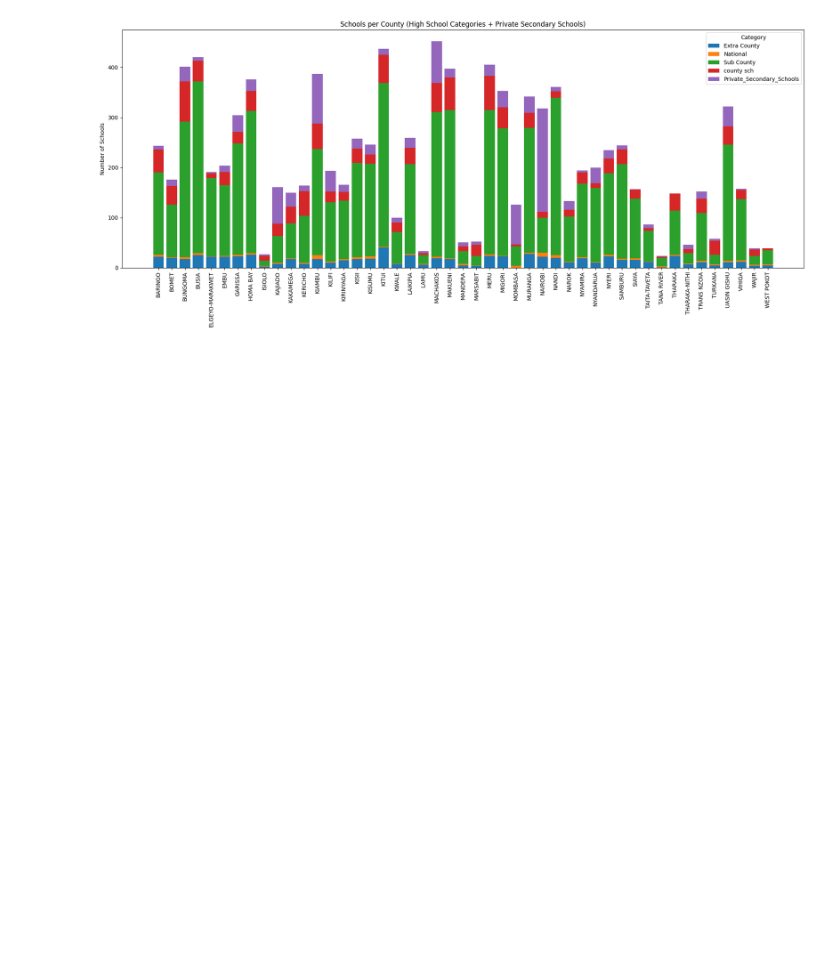
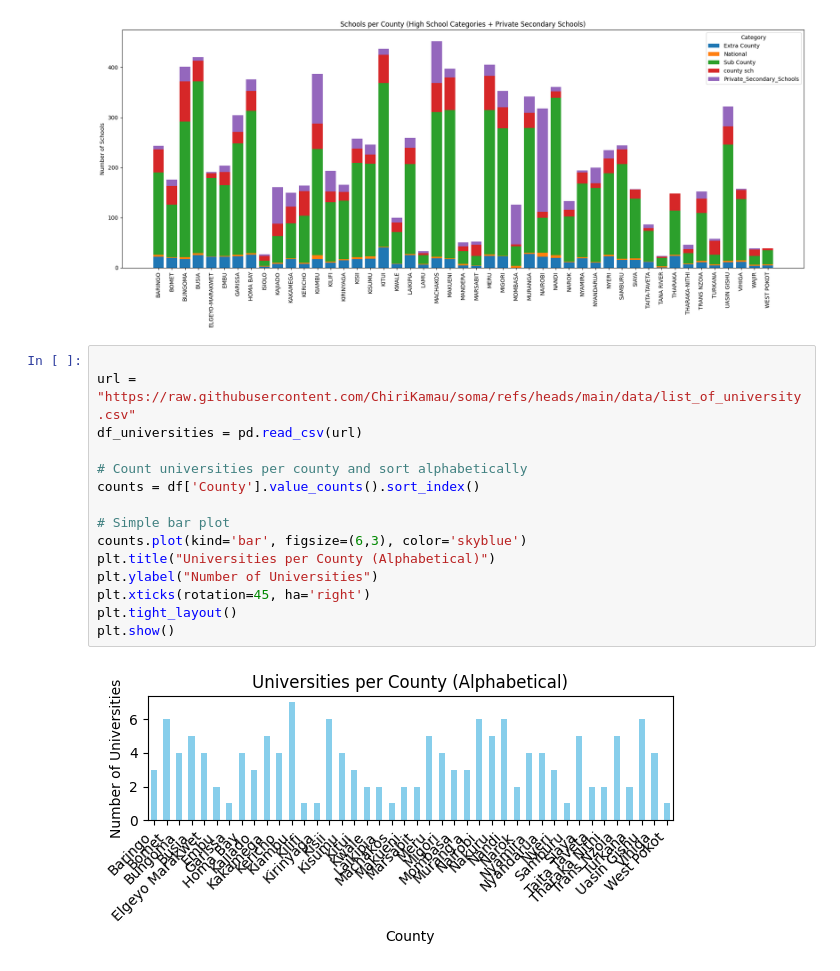
Before and after one commit to ChiriKamau/soma, a Jupyter notebook: notebooks/In_school.ipynb, the cells around one changed output. Cells and saved outputs as stored; diff of their text form; blank space fills up the shorter version.

```diff
--- a/notebooks/In_school.ipynb
+++ b/notebooks/In_school.ipynb
@@ -373,3 +373,20 @@ plt.tight_layout()
 plt.show()
 # %% [output]
 [figure]
+# %%
+
+url = "https://raw.githubusercontent.com/ChiriKamau/soma/refs/heads/main/data/list_of_university.csv"
+df_universities = pd.read_csv(url)
+
+# Count universities per county and sort alphabetically
+counts = df['County'].value_counts().sort_index()
+
+# Simple bar plot
+counts.plot(kind='bar', figsize=(6,3), color='skyblue')
+plt.title("Universities per County (Alphabetical)")
+plt.ylabel("Number of Universities")
+plt.xticks(rotation=45, ha='right')
+plt.tight_layout()
+plt.show()
+# %% [output]
+[figure, added]
```
Also changed, not shown: parts of 11 cells of this notebook.
